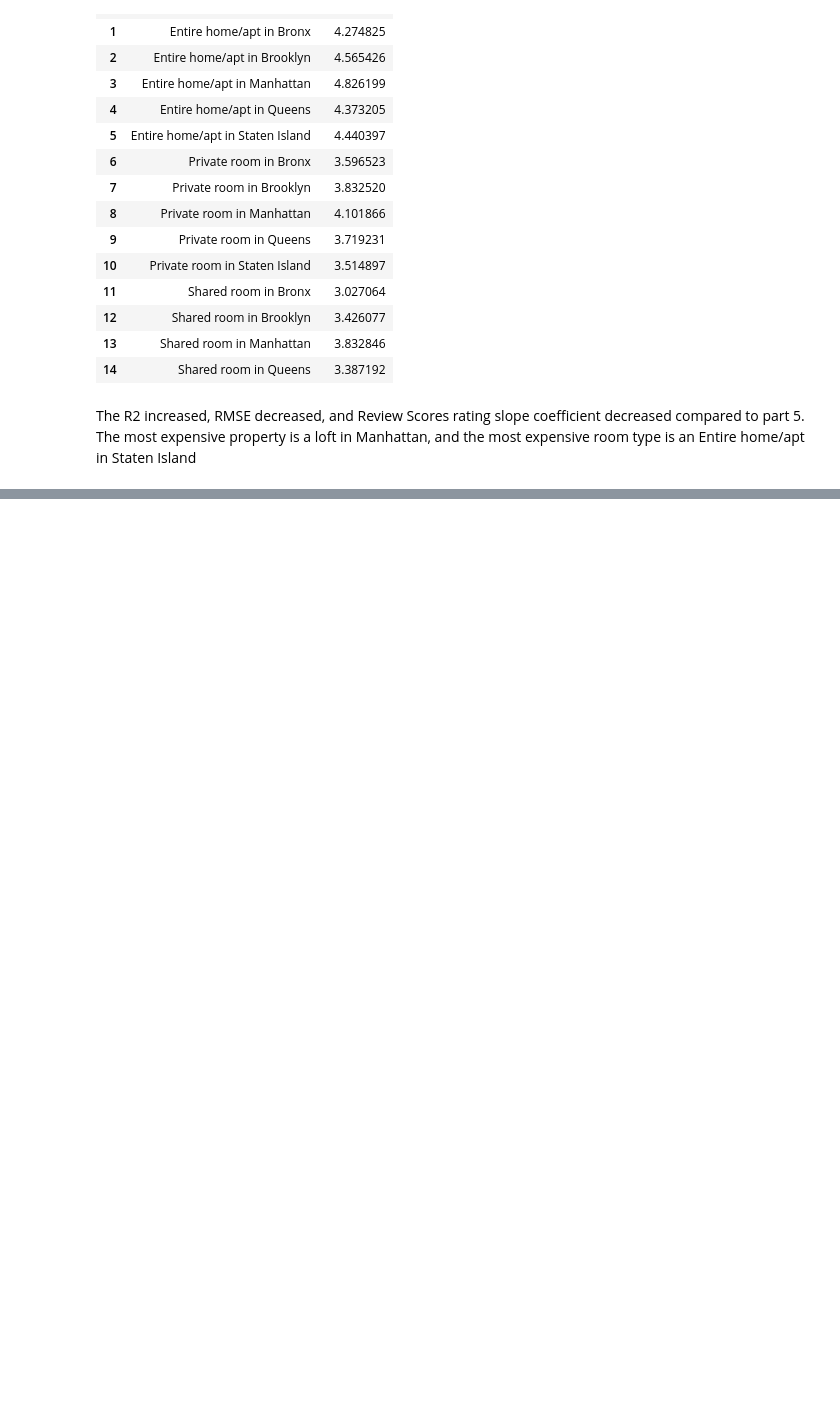
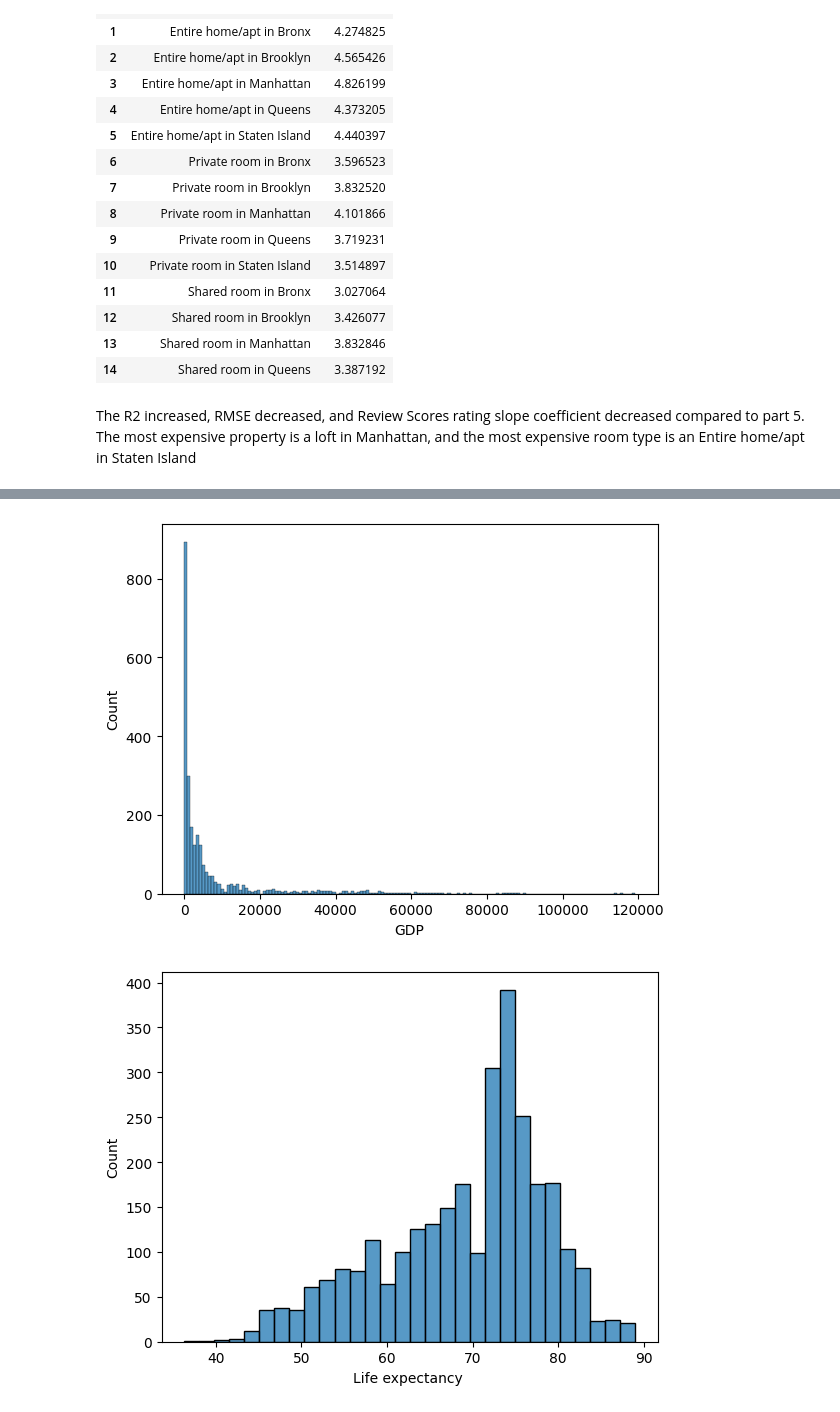
Before and after one commit to cann-emma/myfork-linearRegression, a Jupyter notebook: assignment.ipynb, the cells around one changed output, grey strips where cells are left out. Cells and saved outputs as stored; diff of their text form; code cells hidden in the pictures; blank space fills up the shorter version.

```diff
--- a/assignment.ipynb
+++ b/assignment.ipynb
@@ -409,0 +505,9 @@ The R2 increased, RMSE decreased, and Review Scores rating slope coefficient dec
+# %%
+sns.histplot(life['GDP'])
+plt.show()
+
+sns.histplot(life['Life expectancy '])
+plt.show()
+# %% [output]
+[figure, added]
+[figure, added]
```
Also changed, not shown: parts of 24 cells of this notebook.
